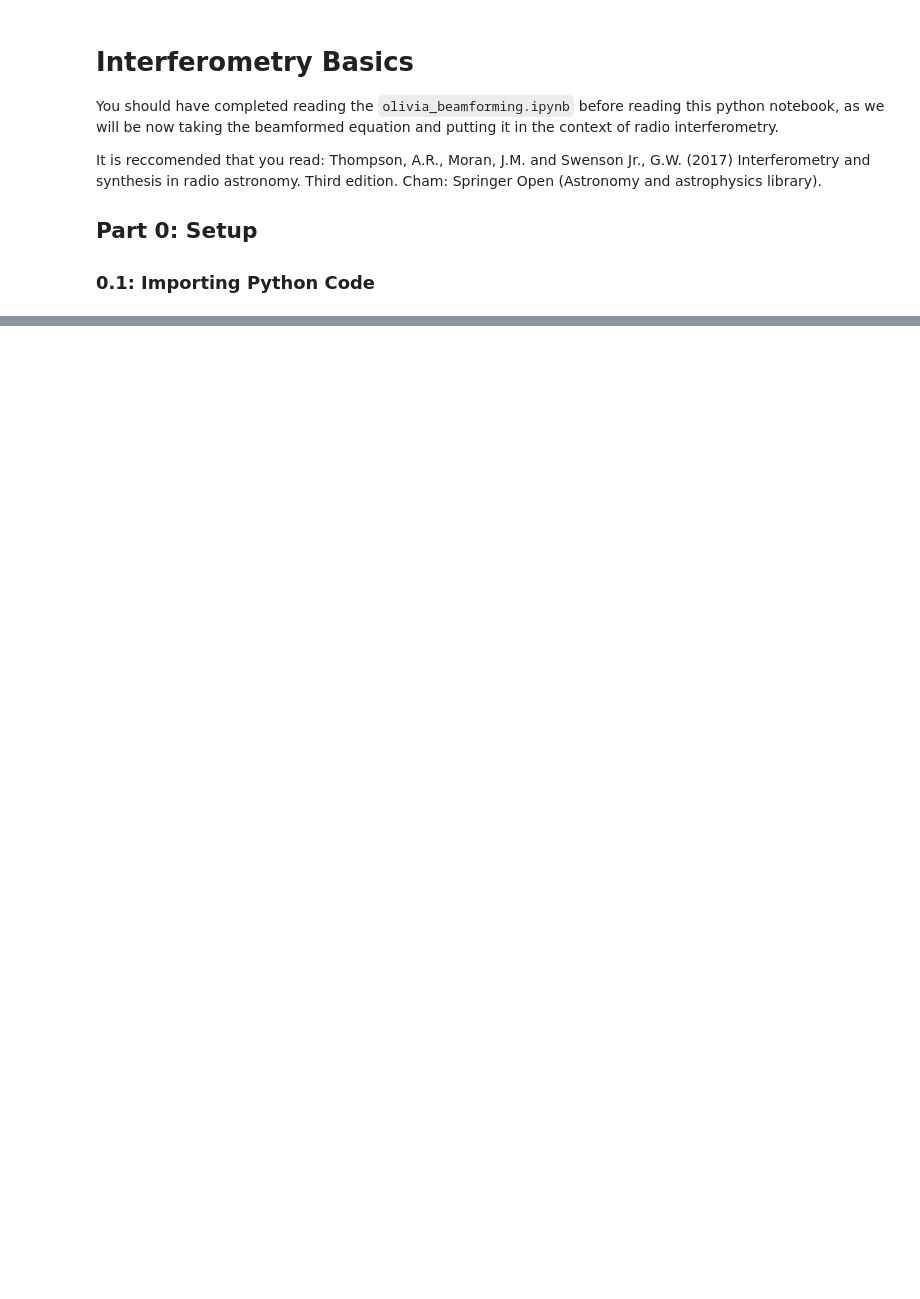
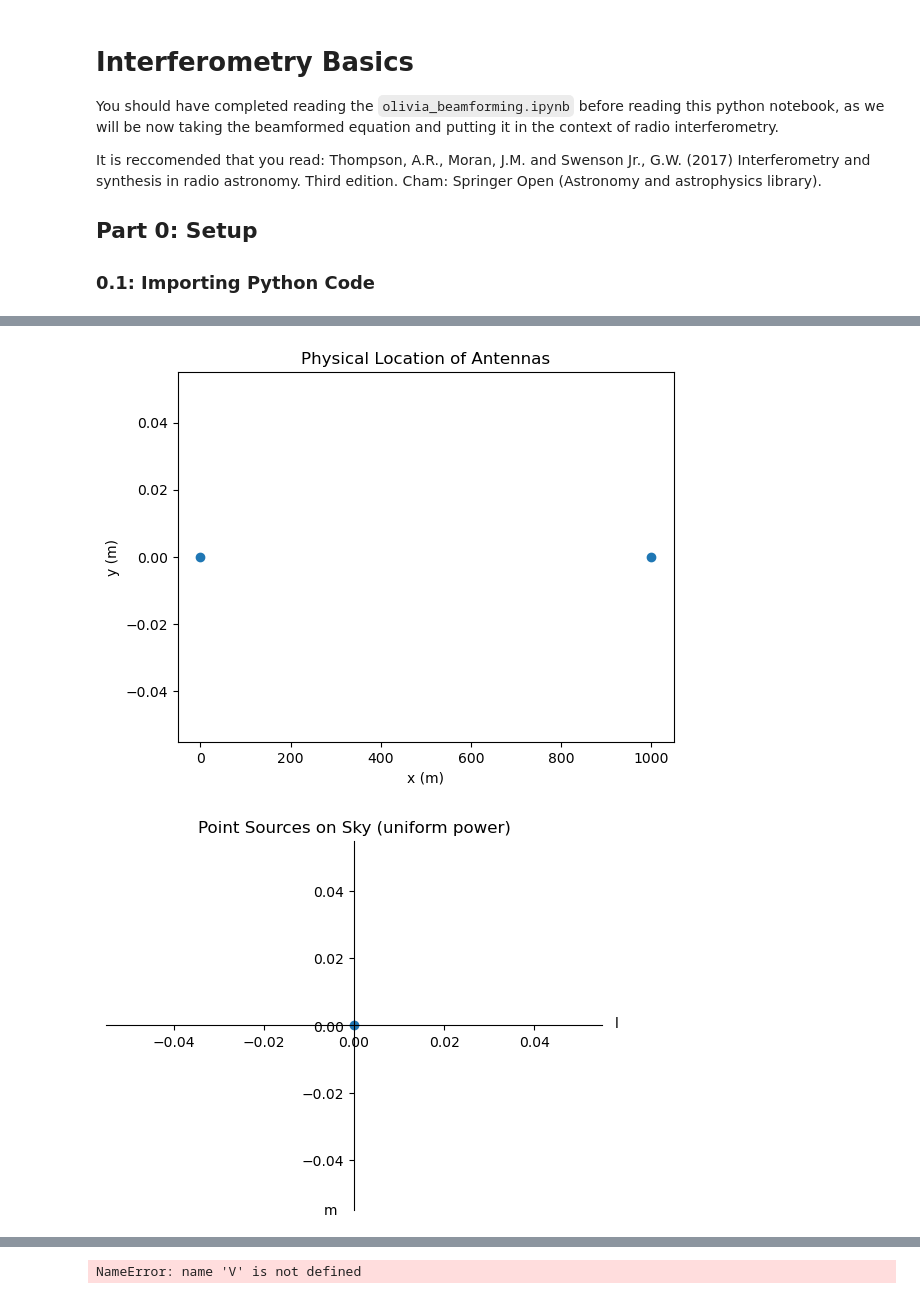
Before and after one commit to oliviax727/phd-programs, a Jupyter notebook: interferometry practice/olivia_interferometry.ipynb, the cells around one changed output, grey strips where cells are left out. Cells and saved outputs as stored; diff of their text form; code cells hidden in the pictures; blank space fills up the shorter version.

```diff
--- a/interferometry practice/olivia_interferometry.ipynb
+++ b/interferometry practice/olivia_interferometry.ipynb
@@ -22,0 +25,9 @@ save_results_to = './interferometry practice'
+# %%
+def cartesian_config(x, y):
+    ax = plt.gca()
+    ax.spines['bottom'].set_position('zero')
+    ax.spines['left'].set_position('zero')
+    ax.spines['top'].set_visible(False)
+    ax.spines['right'].set_visible(False)
+    ax.set_xlabel(x, labelpad=-24, x=1.03)
+    ax.set_ylabel(y, labelpad=-21, y=-0.02, rotation=0)
@@ -28,0 +102,68 @@ First, we consider two radio interferometers seperated by a standard distance. W
+# %%
+# Define the wavelength that we are attempting to analyse
+f = 150*10**6
+lamda = 3*10**8/f
+
+# Our baseline will appear as two points on the UV plane, let's seperate the two antennas apart by 1 km
+xs = np.array([0, 1000])
+ys = np.array([0, 0])
+
+plt.plot(xs, ys, 'o')
+plt.xlabel('x (m)')
+plt.ylabel('y (m)')
+plt.title("Physical Location of Antennas")
+plt.show()
+
+# Place a 10 Jy point source at the refrence position, which maximises our voltage
+S = [10]
+
+# These voltages are at the source refrence point so we assume a central position in the (l, m) plane
+L = [0]
+M = [0]
+# In the full calculations V0 is equal to beamform(l, m) for each point source (l, m)
+V0 = [Vp]
+
+plt.plot(L, M, 'o')
+cartesian_config('l', 'm')
+plt.title("Point Sources on Sky (uniform power)")
+plt.show()
+
+# We can then create the array of baseline vectors corresponding to UV plane points and their strengths
+u = []
+v = []
+
+# We can use the same loop to efficiently evaluate the
+V = []
+
+for x1 in xs:
+    for y1 in ys:
+        for x2 in xs:
+            for y2 in ys:
+                # We ignore baselines that are zero (i.e. same detector)
+                if (x1 == x2) and (y1 == y2):
+                    continue
+
+                # Add the forward direction baseline to list of UV plane points
+                u.append((x1-x2)/lamda)
+                v.append((y1-y2)/lamda)
+
+                # Add the backwards direction baseline to list of UV plane points
+                u.append((x2-x1)/lamda)
+                v.append((y2-y1)/lamda)
+
+                # NB: What counts as 'forwards' and 'backwards' here is irrelevant. What matters is that we are adding two mirrored vectors to the array
+
+u = np.array(u)
+v = np.array(v)
+
+plt.plot(u, v, 'o')
+plt.title("UV Plane Observation Points")
+cartesian_config('u', 'v')
+plt.show()
+
+# Create our cross-correlation matrix
+R = np.tensordot(V, V.conj().T, axes=0)
+print(R)
+# %% [output]
+[figure, added]
+[figure, added]
@@ -28,0 +171 @@ First, we consider two radio interferometers seperated by a standard distance. W
+NameError: name 'V' is not defined
```
Also changed, not shown: parts of 5 cells of this notebook.
